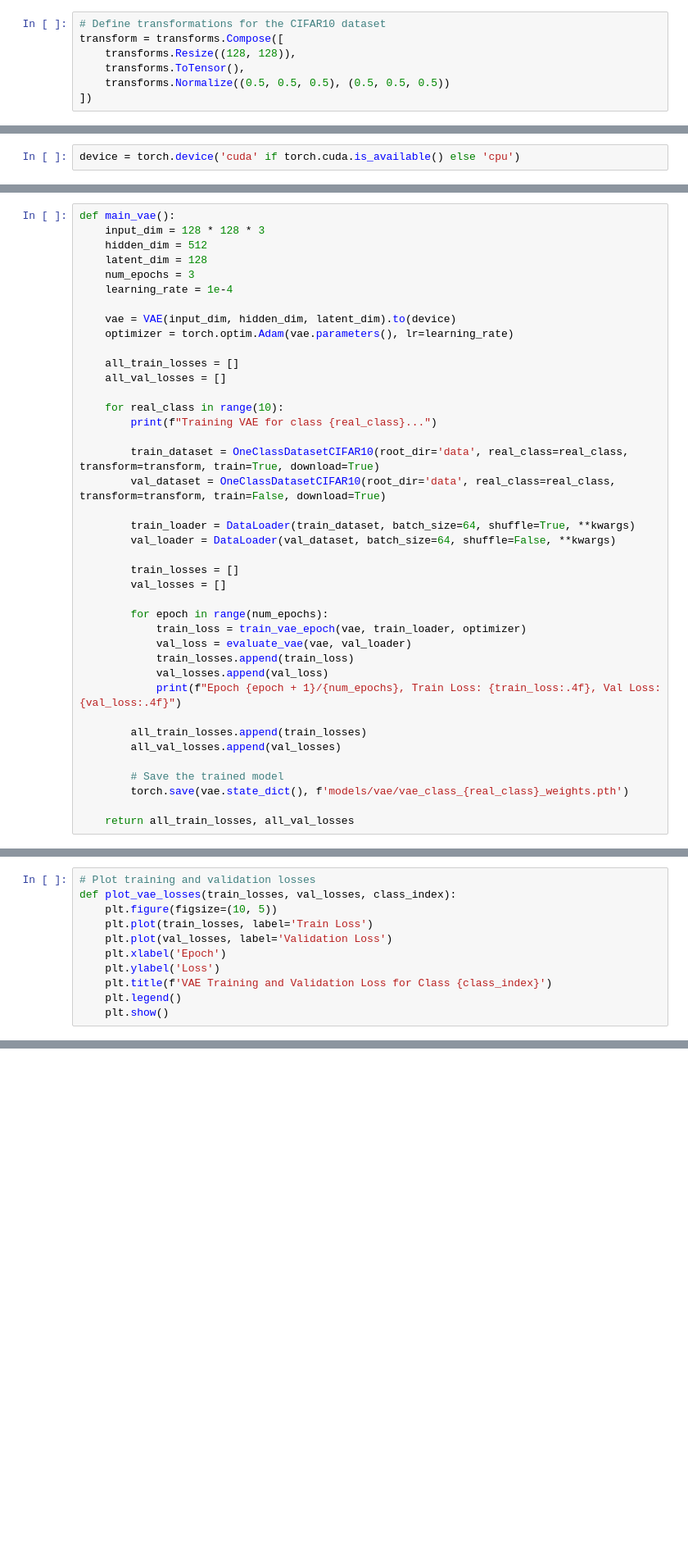
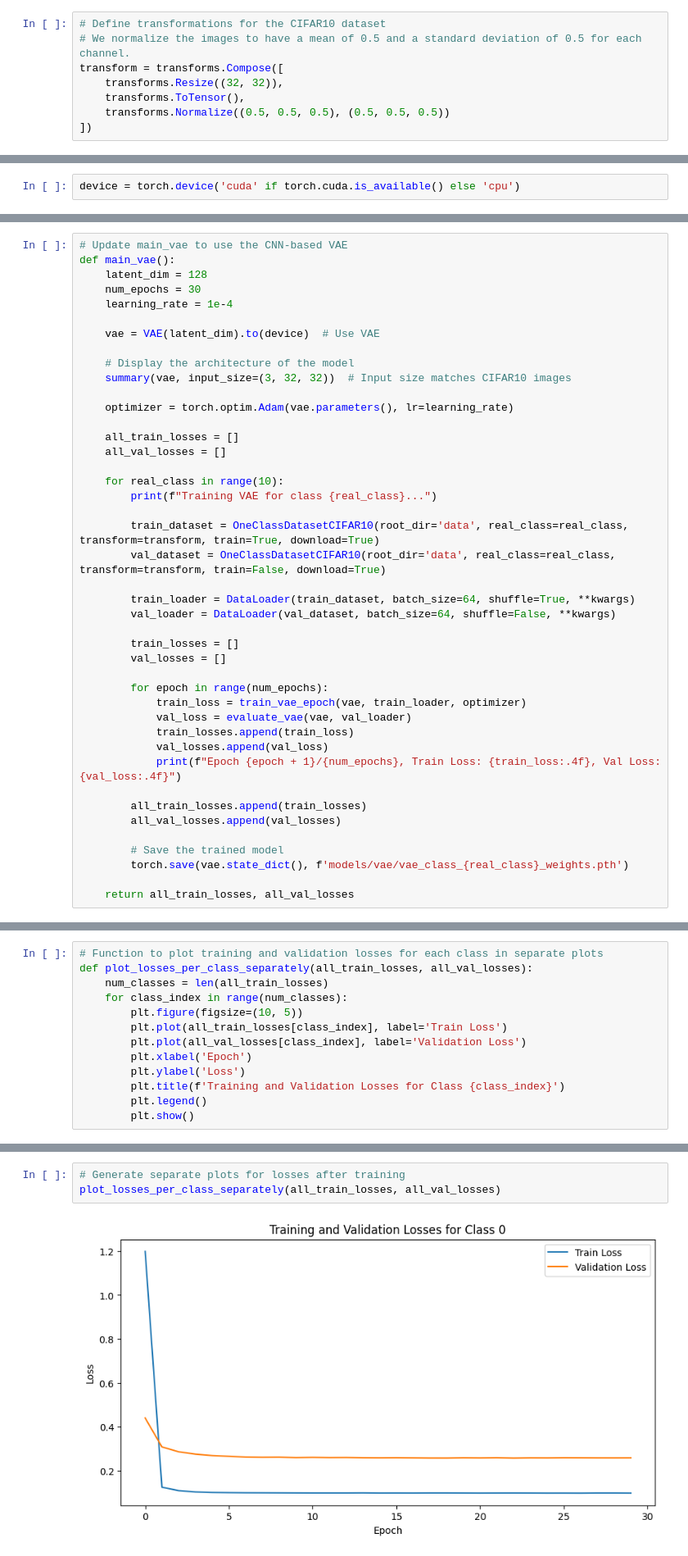
Before and after one commit to Juank0621/CelebA_SRGAN, a Jupyter notebook: part2.ipynb, the cells around one changed output, grey strips where cells are left out. Shown at 82% size. Cells and saved outputs as stored; diff of their text form; blank space fills up the shorter version.

```diff
--- a/part2.ipynb
+++ b/part2.ipynb
@@ -102,8 +101,9 @@ Fri Apr  4 07:58:54 2025
 Here we define the transformations to be applied to the images in the CIFAR10 dataset.
 # %%
 # Define transformations for the CIFAR10 dataset
+# We normalize the images to have a mean of 0.5 and a standard deviation of 0.5 for each channel.
 transform = transforms.Compose([
-    transforms.Resize((128, 128)),
+    transforms.Resize((32, 32)),
     transforms.ToTensor(),
     transforms.Normalize((0.5, 0.5, 0.5), (0.5, 0.5, 0.5))
 ])
@@ -272,12 +271,15 @@ def test_vae(vae, test_loader, threshold):
 # %%
+# Update main_vae to use the CNN-based VAE
 def main_vae():
-    input_dim = 128 * 128 * 3
-    hidden_dim = 512
     latent_dim = 128
-    num_epochs = 3
+    num_epochs = 30
     learning_rate = 1e-4
 
-    vae = VAE(input_dim, hidden_dim, latent_dim).to(device)
+    vae = VAE(latent_dim).to(device)  # Use VAE
+
+    # Display the architecture of the model
+    summary(vae, input_size=(3, 32, 32))  # Input size matches CIFAR10 images
+
     optimizer = torch.optim.Adam(vae.parameters(), lr=learning_rate)
 
     all_train_losses = []
@@ -488,12 +346,14 @@ Gradient for decoder.decoder.6.bias: 7.524602551711723e-05
 ... (88 outputs left out)
 # %%
-# Plot training and validation losses
-def plot_vae_losses(train_losses, val_losses, class_index):
-    plt.figure(figsize=(10, 5))
-    plt.plot(train_losses, label='Train Loss')
-    plt.plot(val_losses, label='Validation Loss')
-    plt.xlabel('Epoch')
-    plt.ylabel('Loss')
-    plt.title(f'VAE Training and Validation Loss for Class {class_index}')
-    plt.legend()
-    plt.show()
+# Function to plot training and validation losses for each class in separate plots
+def plot_losses_per_class_separately(all_train_losses, all_val_losses):
+    num_classes = len(all_train_losses)
+    for class_index in range(num_classes):
+        plt.figure(figsize=(10, 5))
+        plt.plot(all_train_losses[class_index], label='Train Loss')
+        plt.plot(all_val_losses[class_index], label='Validation Loss')
+        plt.xlabel('Epoch')
+        plt.ylabel('Loss')
+        plt.title(f'Training and Validation Losses for Class {class_index}')
+        plt.legend()
+        plt.show()
@@ -504,0 +360,5 @@ plot_vae_losses(all_train_losses[0], all_val_losses[0], class_index=0)
+# %%
+# Generate separate plots for losses after training
+plot_losses_per_class_separately(all_train_losses, all_val_losses)
+# %% [output]
+[figure, added]
```
Also changed, not shown: parts of 18 cells of this notebook, 1 other file.
